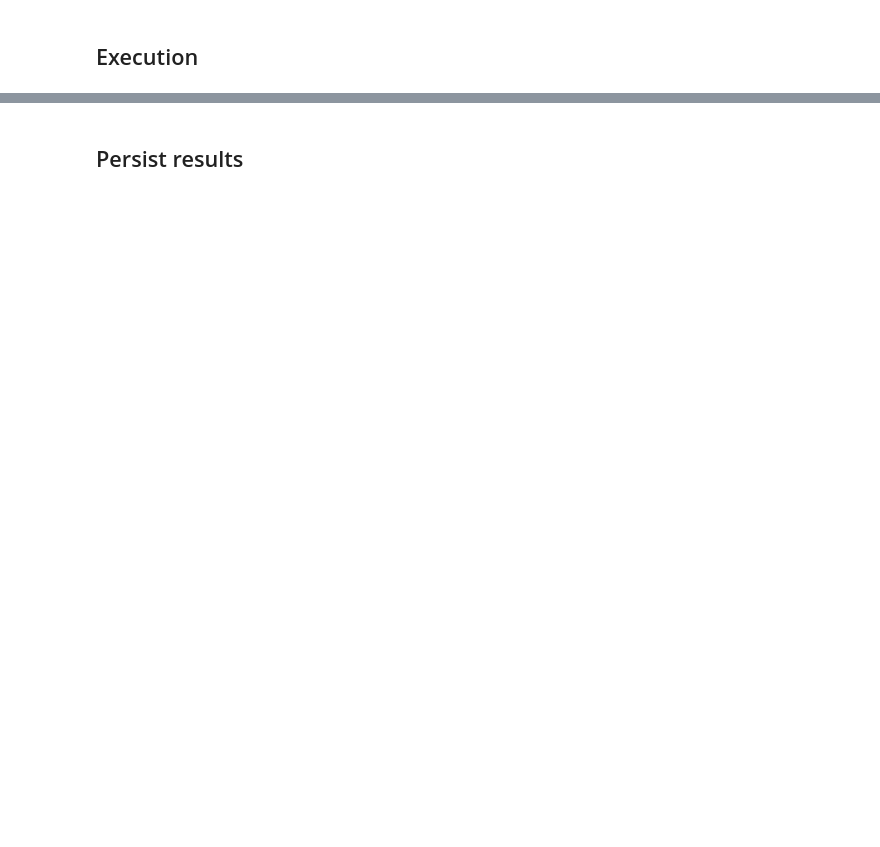
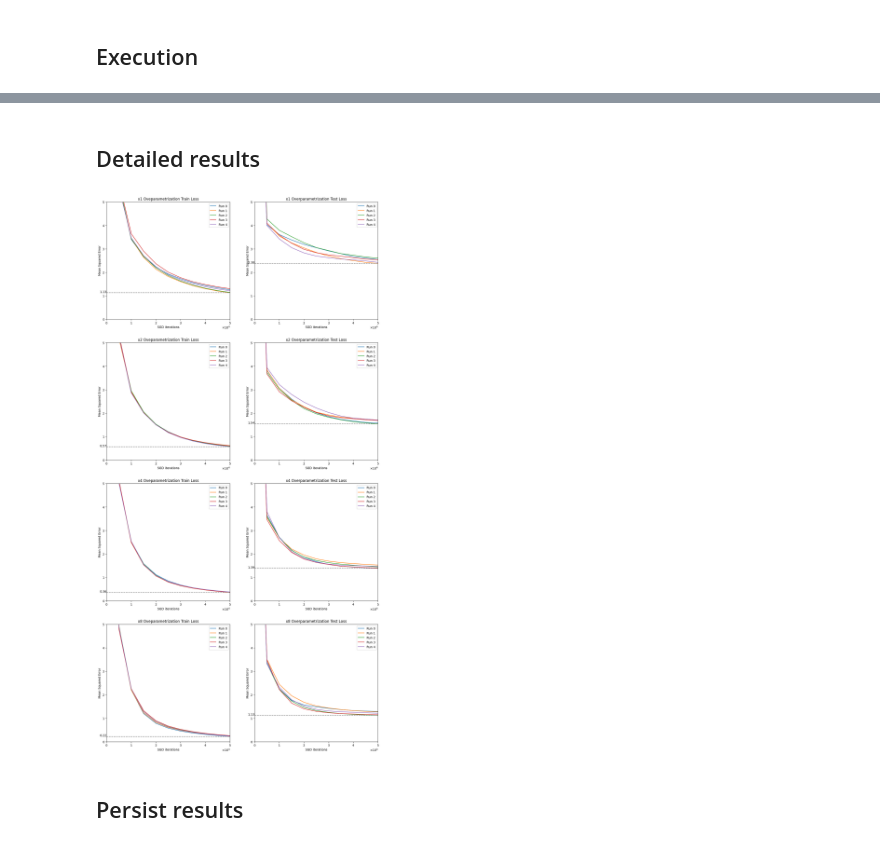
Before and after one commit to PalmaLeandro/nns_growth, a Jupyter notebook: notebooks/overparametrization/2024-01-13-lp-Overparametrization_experiment.ipynb, the cells around one changed output, grey strips where cells are left out. Drawn from its saved outputs; the diff is of its cells as text; code cells hidden in the pictures; blank space fills up the shorter version.

```diff
--- a/notebooks/overparametrization/2024-01-13-lp-Overparametrization_experiment.ipynb
+++ b/notebooks/overparametrization/2024-01-13-lp-Overparametrization_experiment.ipynb
@@ -65,3 +56,11 @@ plot_experiment(experiment_specification)
+# %% [markdown]
+## Detailed results
+# %%
+from utils.plotting import plot_experiment
+
+plot_experiment(experiment_results)
+# %% [output]
+[figure, added]
 # %% [markdown]
 ## Persist results
 # %%
```
Also changed, not shown: parts of 8 cells of this notebook, 4 other files.
